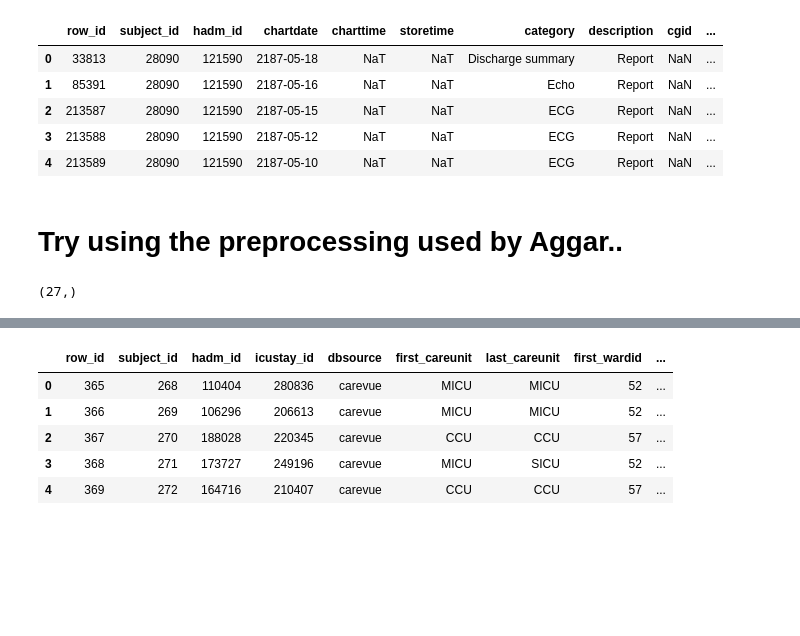
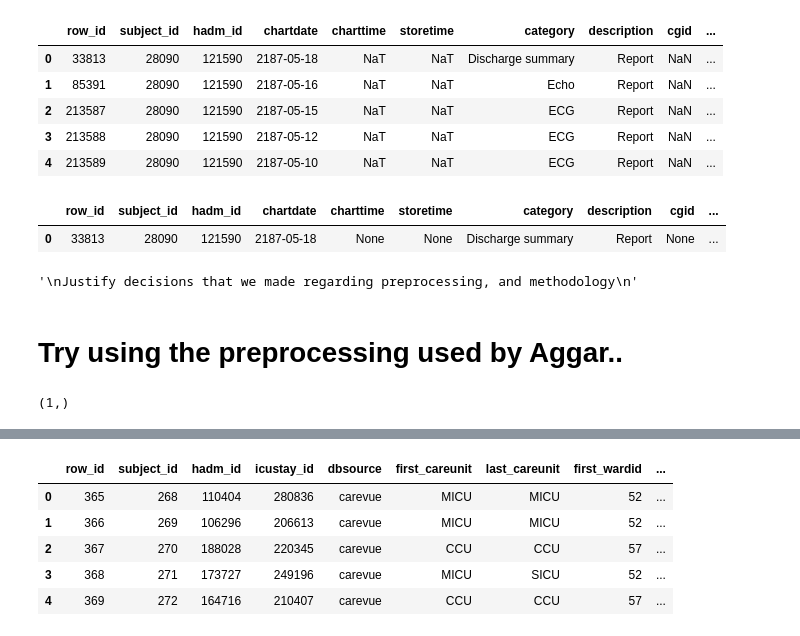
Before and after one commit to johntiger1/multimodal_fairness, a Jupyter notebook: MIMIC-Data-Explore.ipynb, the cells around one changed output, grey strips where cells are left out. Cells and saved outputs as stored; diff of their text form; code cells hidden in the pictures; blank space fills up the shorter version.

```diff
--- a/MIMIC-Data-Explore.ipynb
+++ b/MIMIC-Data-Explore.ipynb
@@ -73,6 +73,32 @@ df.head()
 | 2 | 213587 | 28090 | 121590 | 2187-05-15 | NaT | NaT | ECG | Report | NaN | ... |
 | 3 | 213588 | 28090 | 121590 | 2187-05-12 | NaT | NaT | ECG | Report | NaN | ... |
 | 4 | 213589 | 28090 | 121590 | 2187-05-10 | NaT | NaT | ECG | Report | NaN | ... |
+# %%
+query = query_schema + """
+SELECT *
+FROM noteevents
+where SUBJECT_ID=28090 and HADM_ID=121590 and category='Discharge summary'
+"""
+df = pd.read_sql_query(query, con)
+display(df)
+
+'''
+Justify decisions that we made regarding preprocessing, and methodology
+Fairness summary
+Non-causal leakage for Decompensation
+Timestamp needed for decomp prediction causal leakage
+Actual modelling approaches:
+Truncated back prop
+Windows approach
+
+0. BOW
+1. "Reg" NN (CNN from clinical/ rnn with truncated backprop);
+2. BERT
+'''
+# %% [output]
+|  | row_id | subject_id | hadm_id | chartdate | charttime | storetime | category | description | cgid | ... |
+| 0 | 33813 | 28090 | 121590 | 2187-05-18 | None | None | Discharge summary | Report | None | ... |
+'\nJustify decisions that we made regarding preprocessing, and methodology\n'
 # %% [markdown]
 # Try using the preprocessing used by Aggar..
 # %%
@@ -184,7 +210,7 @@ def preprocess_mimic(text):
 # %%
 df["row_id"].shape
 # %% [output]
-(27,)
+(1,)
 # %%
 for index, row in df.iterrows():
     gen_ =  preprocess_mimic(row["text"])
```
Also changed, not shown: parts of 1 cell of this notebook.
